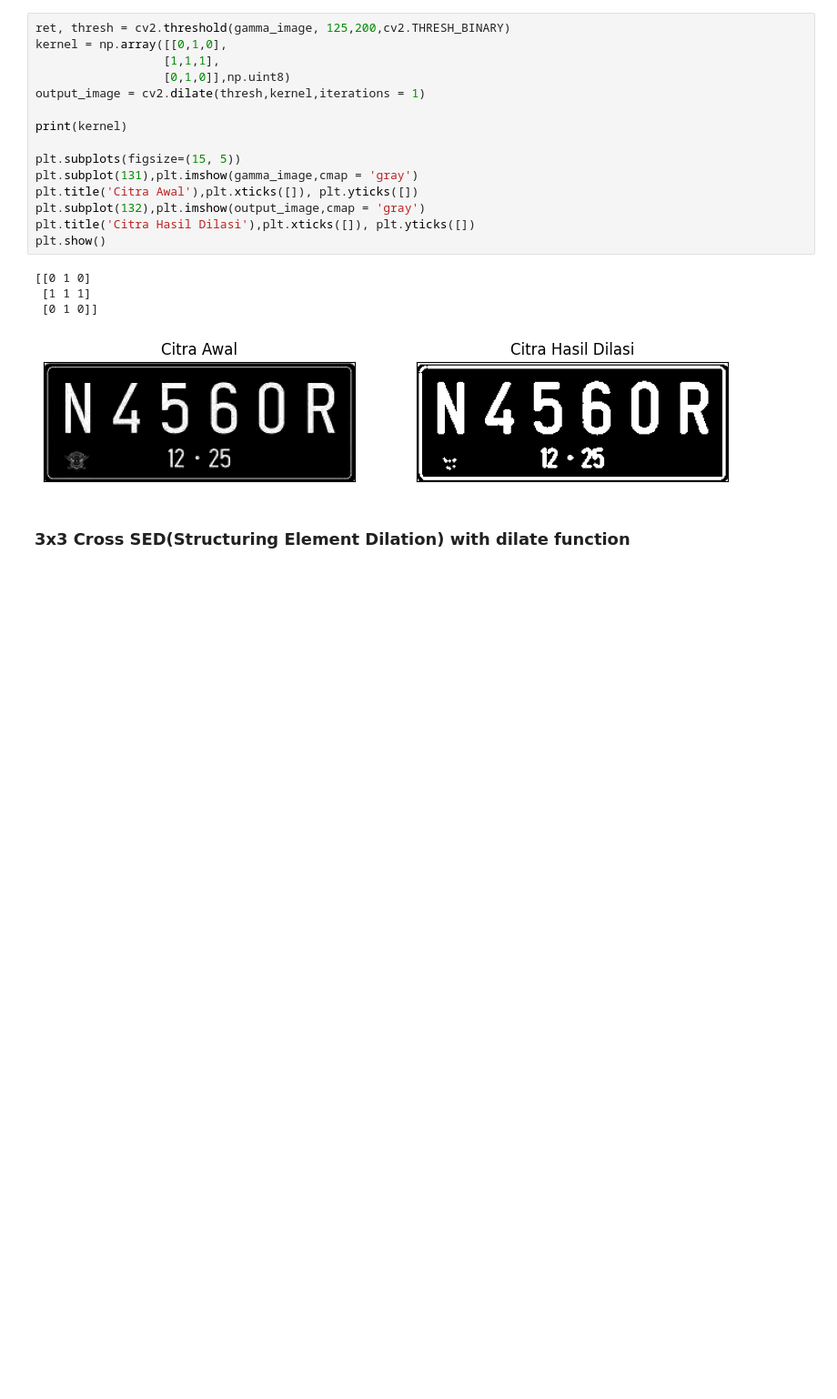
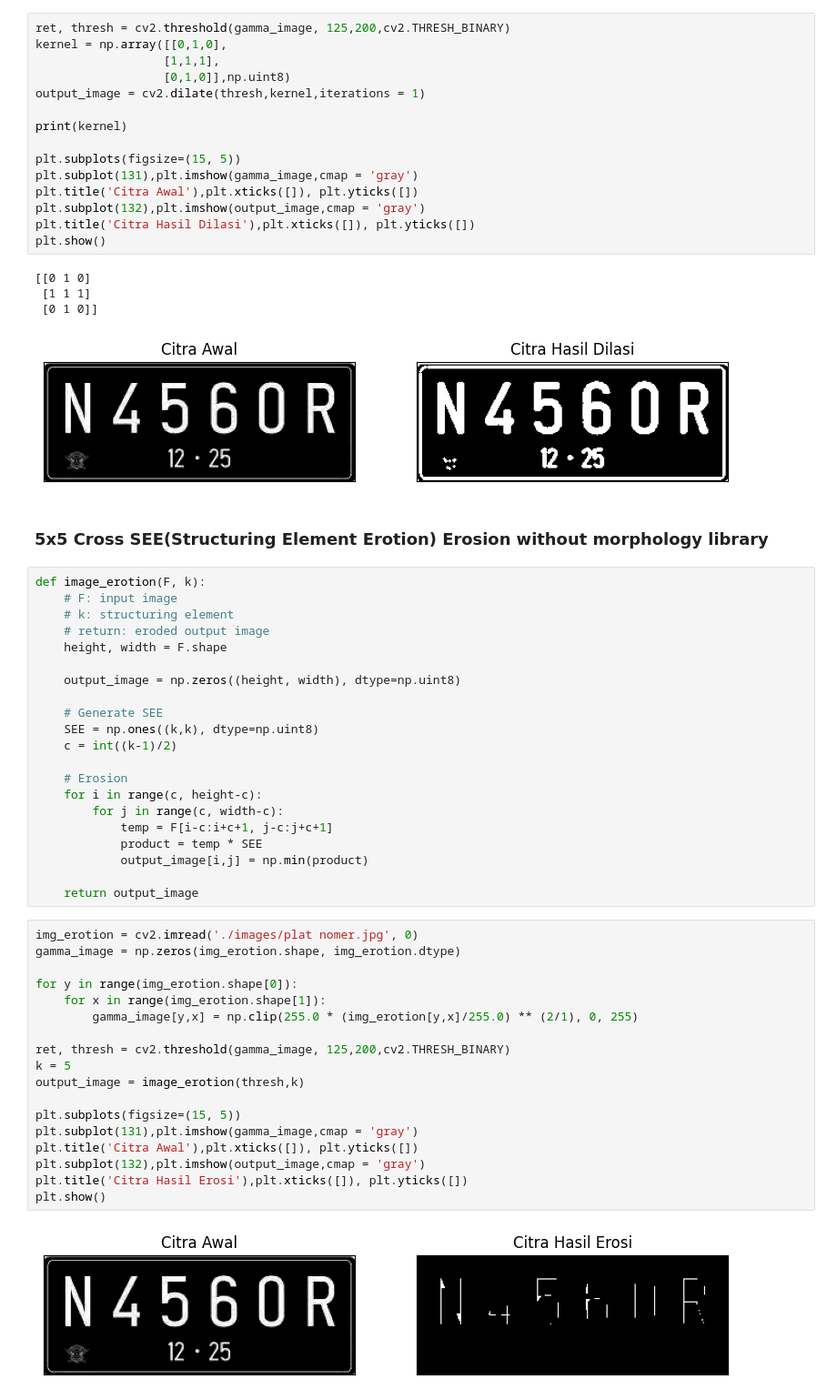
Before and after one commit to andidprastyo/PCVK_Ganjil_2023, a Jupyter notebook: week - 09/morphology.ipynb, the cells around one changed output. Shown at 91% size. Cells and saved outputs as stored; diff of their text form; blank space fills up the shorter version.

Commit message:
feat:SE Erotiuon witouth morphology lib

```diff
--- a/week - 09/morphology.ipynb
+++ b/week - 09/morphology.ipynb
@@ -71,5 +71,46 @@ plt.show()
  [1 1 1]
  [0 1 0]]
 [figure]
-# %% [markdown]
-### 3x3 Cross SED(Structuring Element Dilation) with dilate function
+# %% [markdown]
+### 5x5 Cross SEE(Structuring Element Erotion) Erosion without morphology library
+# %%
+def image_erotion(F, k):
+	# F: input image
+	# k: structuring element
+	# return: eroded output image
+	height, width = F.shape
+
+	output_image = np.zeros((height, width), dtype=np.uint8)
+
+	# Generate SEE
+	SEE = np.ones((k,k), dtype=np.uint8)
+	c = int((k-1)/2)
+
+	# Erosion
+	for i in range(c, height-c):
+		for j in range(c, width-c):
+			temp = F[i-c:i+c+1, j-c:j+c+1]
+			product = temp * SEE
+			output_image[i,j] = np.min(product)
+
+	return output_image
+# %%
+img_erotion = cv2.imread('./images/plat nomer.jpg', 0)
+gamma_image = np.zeros(img_erotion.shape, img_erotion.dtype)
+
+for y in range(img_erotion.shape[0]):
+	for x in range(img_erotion.shape[1]):
+		gamma_image[y,x] = np.clip(255.0 * (img_erotion[y,x]/255.0) ** (2/1), 0, 255)
+
+ret, thresh = cv2.threshold(gamma_image, 125,200,cv2.THRESH_BINARY)
+k = 5
+output_image = image_erotion(thresh,k)
+
+plt.subplots(figsize=(15, 5))
+plt.subplot(131),plt.imshow(gamma_image,cmap = 'gray')
+plt.title('Citra Awal'),plt.xticks([]), plt.yticks([])
+plt.subplot(132),plt.imshow(output_image,cmap = 'gray')
+plt.title('Citra Hasil Erosi'),plt.xticks([]), plt.yticks([])
+plt.show()
+# %% [output]
+[figure, added]
```
Also changed, not shown: parts of 2 cells of this notebook.
